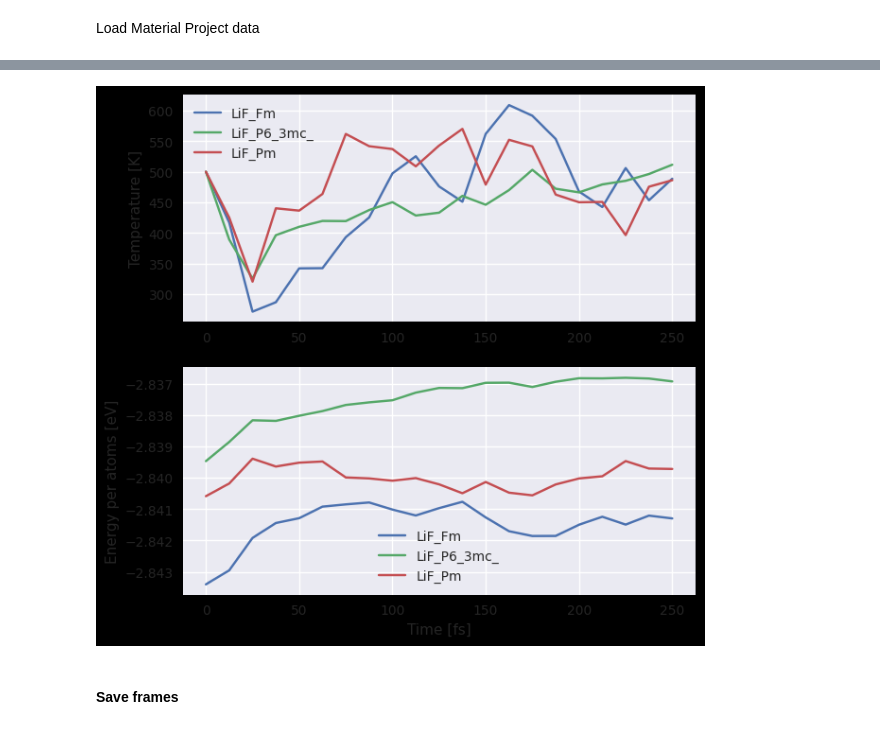
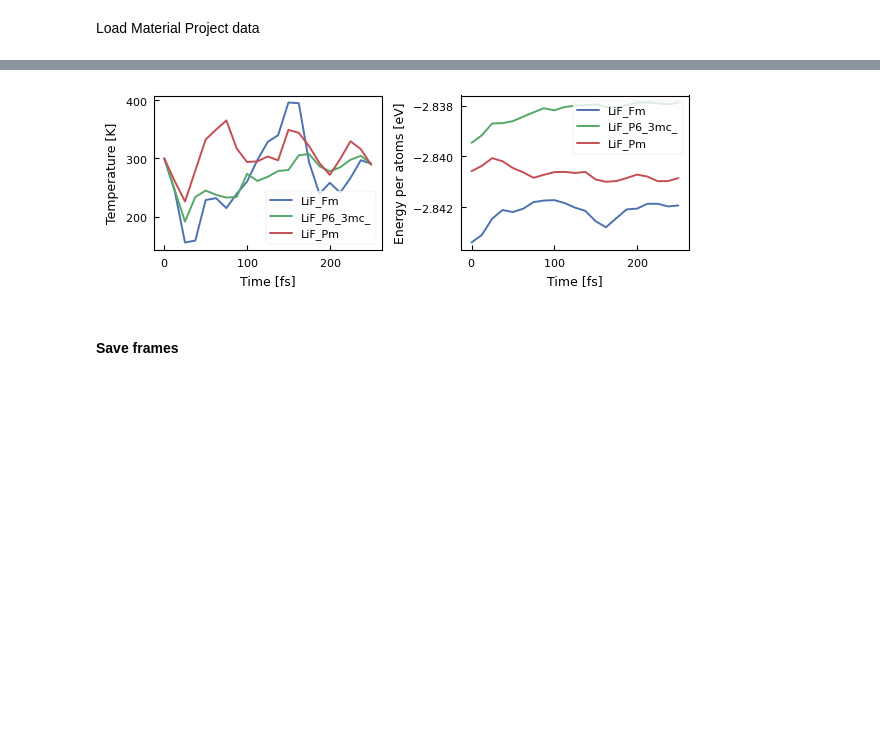
Before and after one commit to paolodeangelis/Enhancing_ReaxFF, a Jupyter notebook: JNB2-Simulations.ipynb, the cells around one changed output, grey strips where cells are left out. Saved outputs shown, nothing was run; the diff lists cells and outputs as text; code cells hidden in the pictures; blank space fills up the shorter version.

```diff
--- a/JNB2-Simulations.ipynb
+++ b/JNB2-Simulations.ipynb
@@ -3017,7 +3086,7 @@ Define jobs
 jobs = []
 for name, system_obj in systems:
     sim_name = f"{TASK}-{name}"
-    job = scm.AMSJob(molecule=system_obj, settings=settings, name=sim_name)
+    job = scm.AMSJob(molecule=system_obj, settings=settings_MD, name=sim_name)
     job.settings.runscript.pre = """module use --append /work/pr1u1751/pr1u1751/shared/modules
 module load ams/2022.102"""
     jobs.append(job)
@@ -3054,25 +3115,0 @@ Move to end folder
-# %%
-dir_jobs = os.path.join(RUN_DIR, "jobs")
-
-for job_dir in glob.glob(os.path.join(dir_jobs, "*")):
-    sim_name = job_dir.split(os.sep)[-1]
-    job = scm.AMSJob.load_external(job_dir, settings=settings)
-    # check
-    if not job.check():
-        print(f"Simulation {job_dir} FAILED")
-        continue
-    # copy inputs
-    for src_file in glob.glob(os.path.join(job_dir, f"{sim_name}.*")):
-        file_name = src_file.split(os.sep)[-1]
-        dst_file = os.path.join(ALLSIM_DIR, file_name)
-        copyfile(src_file, dst_file)
-    # copy and rename log file
-    src_file = os.path.join(job_dir, "ams.log")
-    dst_file = os.path.join(ALLSIM_DIR, f"{sim_name}.log")
-    # copy and store in folder the results
-    results_dir = os.path.join(ALLSIM_DIR, f"{sim_name}.results")
-    make_dir(results_dir)
-    for src_file in glob.glob(os.path.join(job_dir, "*.rkf")):
-        file_name = src_file.split(os.sep)[-1]
-        dst_file = os.path.join(results_dir, file_name)
-        copyfile(src_file, dst_file)
@@ -3083,9 +3118,8 @@ Load Material Project data
 # %%
 dir_jobs = os.path.join(RUN_DIR, "jobs")
 
-cis_dir = os.path.join(MAIN_DIR_JNB1, CHEM_FORMULA, "11-bulk_500K")
+cis_dir = os.path.join(MAIN_DIR_JNB1, CHEM_FORMULA, "8-bulk_300K")
 data_path = os.path.join(cis_dir, "info.json")
-# data_path = os.path.join(ALLSIM_DIR, f'results_0-UnitCell_SP.json')
 results_df = pd.read_json(data_path)
 # %%
 results_df
@@ -3099,7 +3133,8 @@ temp_df = pd.DataFrame(index=results_df.index, columns=["scm_step", "scm_Temp",
 
 for job_dir in glob.glob(os.path.join(dir_jobs, "*")):
     sim_name = job_dir.split(os.sep)[-1]
-    job = scm.AMSJob.load_external(job_dir, settings=settings)
+    # sim_name = sim_name.replace("10.0-", "8.0-")
+    job = scm.AMSJob.load_external(job_dir, settings=settings_MD)
     # check
     if not job.check():
         print(f"Simulation {job_dir} FAILED")
@@ -3121,4 +3156,4 @@ for job_dir in glob.glob(os.path.join(dir_jobs, "*")):
     )
 
 results_df = pd.concat([results_df, temp_df], axis=1)
-results_df.to_json(os.path.join(ALLSIM_DIR, f"results_{SIMsNAME}.json"))
+results_df.to_json(os.path.join(RUN_DIR, f"results.json"))
@@ -3136,25 +3167,27 @@ results_df
 # %%
-fig = plt.figure(figsize=[7, 7], dpi=100)
+fig = plt.figure(figsize=[6.9, 2], dpi=100)
 
 with plt.style.context("./articles_seaborn.mplstyle"):
-    ax1 = fig.add_subplot(211)
-    ax2 = fig.add_subplot(212)
+    spec = fig.add_gridspec(1, 2, wspace=0.35)
+    ax1 = fig.add_subplot(spec[0])
+    ax2 = fig.add_subplot(spec[1])
     idx = np.arange(len(results_df.index))
     for sim in results_df.index:
         name = sim.split("-")[2]
         ax1.plot(results_df.loc[sim, "scm_step"] * TIMESTEP, results_df.loc[sim, "scm_Temp"], label=name)
         ax2.plot(results_df.loc[sim, "scm_step"] * TIMESTEP, results_df.loc[sim, "scm_energy_per_atom_t"], label=name)
 
     ax1.set_ylabel("Temperature [K]")
     ax2.set_ylabel("Energy per atoms [eV]")
+    ax1.set_xlabel("Time [fs]")
     ax2.set_xlabel("Time [fs]")
     ax1.legend()
     ax2.legend()
 
 plt.show()
-fig.savefig(os.path.join("plots", f"11-{CHEM_FORMULA}_bulk_500K_MD.pdf"), dpi=300, bbox_inches="tight")
+fig.savefig(os.path.join("plots", f"8-{CHEM_FORMULA}_{TASK}_sim_energy.pdf"), dpi=300, bbox_inches="tight")
 # %% [output]
-[figure, old version]
+[figure, new version]
 # %% [markdown]
 #### Save frames
 # %%
```
Also changed, not shown: parts of 400 cells of this notebook, 6 other files.
